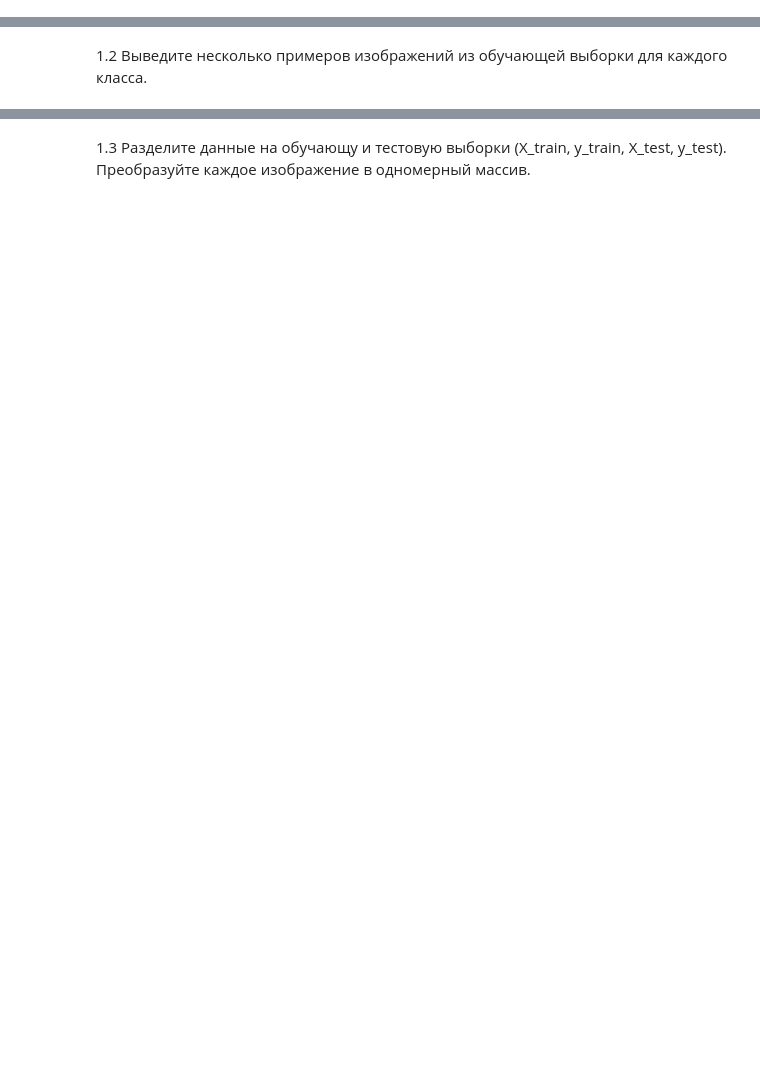
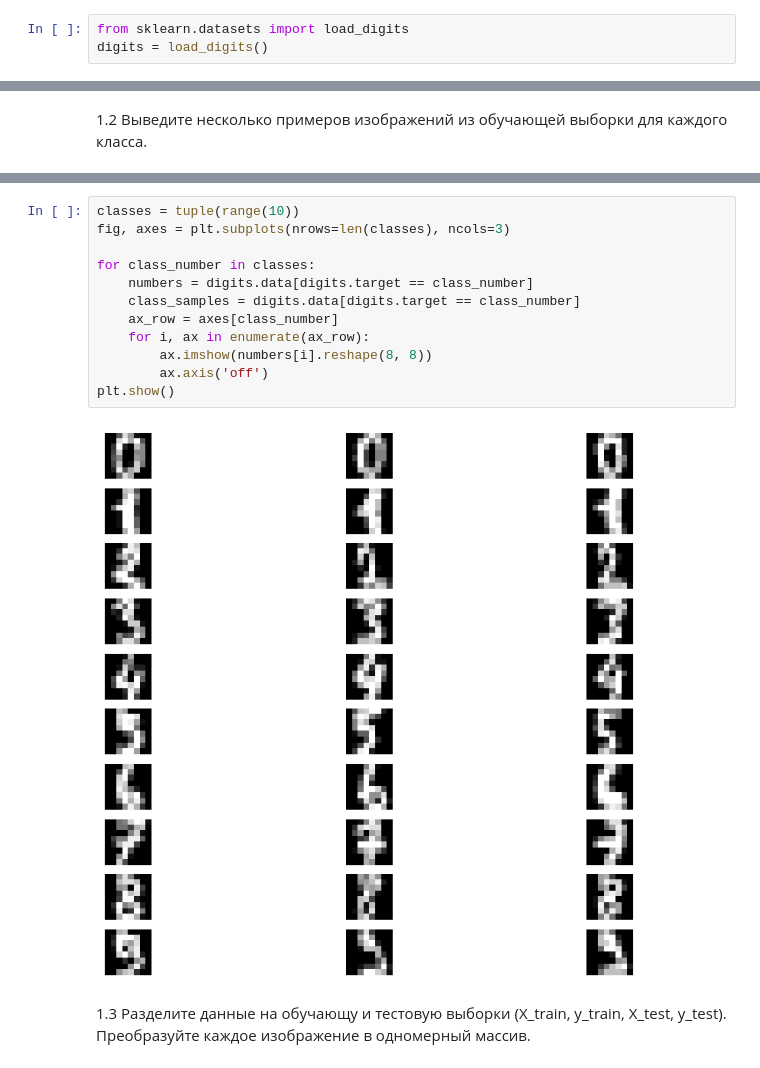
Before and after one commit to DortanMors/DeepDarkLearningLabs, a Jupyter notebook: Task1/assignment1.ipynb, the cells around one changed output, grey strips where cells are left out. Cells and saved outputs as stored; diff of their text form; blank space fills up the shorter version.

```diff
--- a/Task1/assignment1.ipynb
+++ b/Task1/assignment1.ipynb
@@ -38,6 +32,9 @@ CIFAR-10 по ссылке https://www.cs.toronto.edu/~kriz/cifar.html
 MNIST
 sklearn.datasets import load_digits
 digits = load_digits()
+# %%
+from sklearn.datasets import load_digits
+digits = load_digits()
 # %%
 cifar10_dir = 'scripts/datasets/cifar-10-batches-py'
 
@@ -68,2 +61,16 @@ Test labels shape:  (10000,)
+# %%
+classes = tuple(range(10))
+fig, axes = plt.subplots(nrows=len(classes), ncols=3)
+
+for class_number in classes:
+    numbers = digits.data[digits.target == class_number]
+    class_samples = digits.data[digits.target == class_number]
+    ax_row = axes[class_number]
+    for i, ax in enumerate(ax_row):
+        ax.imshow(numbers[i].reshape(8, 8))
+        ax.axis('off')
+plt.show()
+# %% [output]
+[figure, added]
 # %% [markdown]
 1.3 Разделите данные на обучающу и тестовую выборки (X_train, y_train, X_test, y_test). Преобразуйте каждое изображение в одномерный массив.
```
Also changed, not shown: parts of 29 cells of this notebook, 4 other files.
